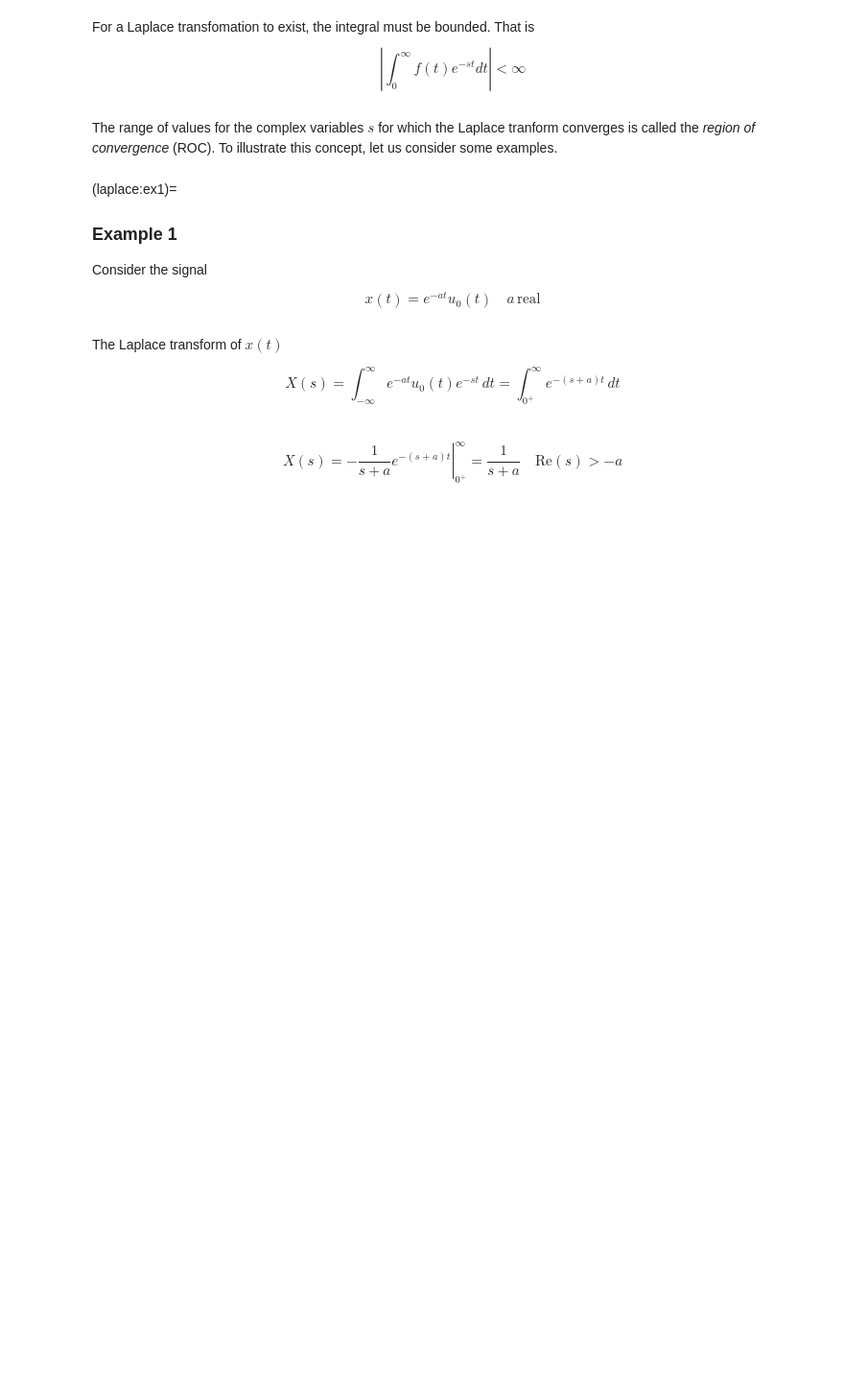
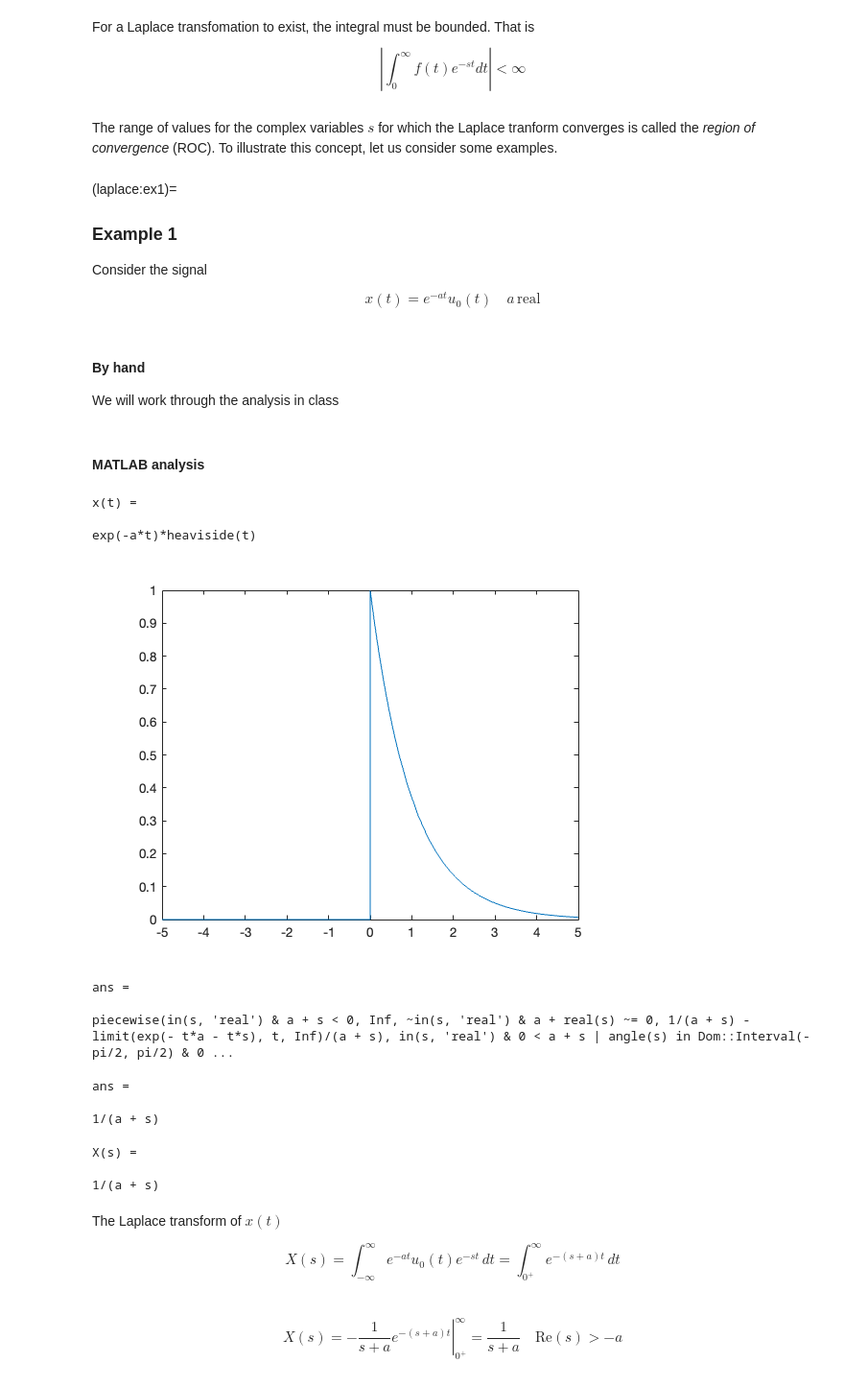
Before and after one commit to cpjobling/eg-150-textbook, a Jupyter notebook: _sources/laplace_transform/1/laplace.ipynb, the cells around one changed output. Shown at 96% size. Cells and saved outputs as stored; diff of their text form; code cells hidden in the pictures; blank space fills up the shorter version.

```diff
--- a/_sources/laplace_transform/1/laplace.ipynb
+++ b/_sources/laplace_transform/1/laplace.ipynb
@@ -97,3 +97,9 @@ The range of values for the complex variables $s$ for which the Laplace tranform
 Consider the signal
 
 $$x(t) = e^{-at}u_0(t)\quad a\, \mathrm{real}$$
+# %% [markdown]
+#### By hand
+
+We will work through the analysis in class
+# %% [markdown]
+#### MATLAB analysis
@@ -99,0 +111,16 @@ $$x(t) = e^{-at}u_0(t)\quad a\, \mathrm{real}$$
+# %%
+x(t) = exp(-a*t)*u0(t)
+# %% [output]
+x(t) =
+
+exp(-a*t)*heaviside(t)
+# %%
+fplot(subs(x(t),a,1))
+# %% [output]
+[figure, added]
+# %%
+int(x(t)*exp(-s*t),t,0,inf)
+# %% [output]
+ans =
+
+piecewise(in(s, 'real') & a + s < 0, Inf, ~in(s, 'real') & a + real(s) ~= 0, 1/(a + s) - limit(exp(- t*a - t*s), t, Inf)/(a + s), in(s, 'real') & 0 < a + s | angle(s) in Dom::Interval(-pi/2, pi/2) & 0 ...
@@ -100,3 +129,15 @@ $$x(t) = e^{-at}u_0(t)\quad a\, \mathrm{real}$$
+# %%
+int(x(t)*exp(-s*t),t,0,inf)
+# %% [output]
+ans =
+
+1/(a + s)
+# %%
+X(s) = laplace(x(t))
+# %% [output]
+X(s) =
+
+1/(a + s)
 # %% [markdown]
 The Laplace transform of $x(t)$
 
```
Also changed, not shown: parts of 27 cells of this notebook, 44 other files.
